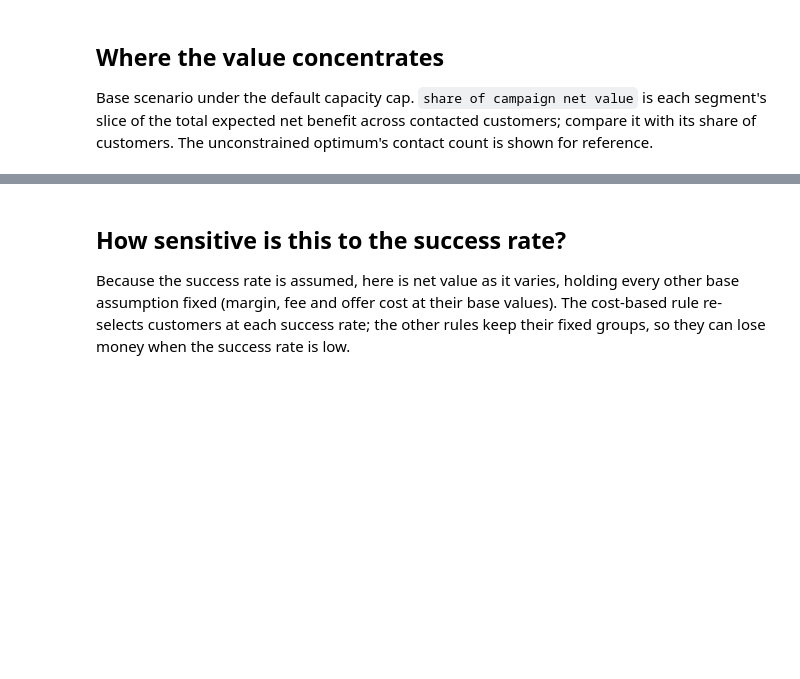
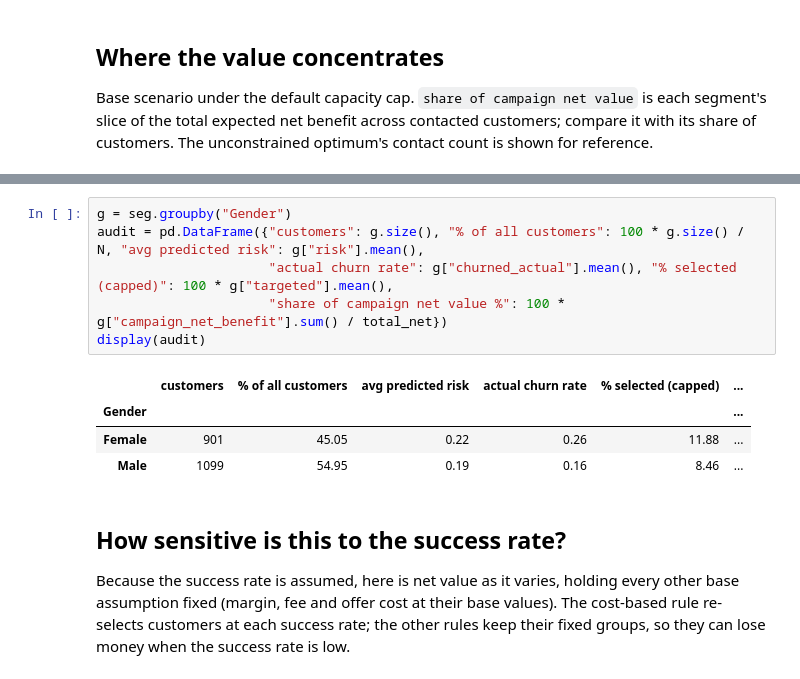
Before and after one commit to azutshi1305-coder/bank-churn-retention, a Jupyter notebook: notebooks/05_retention_roi.ipynb, the cells around one changed output, grey strips where cells are left out. Drawn from its saved outputs; the diff is of its cells as text; blank space fills up the shorter version.

```diff
--- a/notebooks/05_retention_roi.ipynb
+++ b/notebooks/05_retention_roi.ipynb
@@ -306,3 +309,14 @@ Total expected campaign net value (base scenario, 10% capacity cap, 2,000 test c
+# %%
+g = seg.groupby("Gender")
+audit = pd.DataFrame({"customers": g.size(), "% of all customers": 100 * g.size() / N, "avg predicted risk": g["risk"].mean(),
+                      "actual churn rate": g["churned_actual"].mean(), "% selected (capped)": 100 * g["targeted"].mean(),
+                      "share of campaign net value %": 100 * g["campaign_net_benefit"].sum() / total_net})
+display(audit)
+# %% [output]
+|  | customers | % of all customers | avg predicted risk | actual churn rate | % selected (capped) | ... |
+| Gender |  |  |  |  |  | ... |
+| Female | 901 | 45.05 | 0.22 | 0.26 | 11.88 | ... |
+| Male | 1099 | 54.95 | 0.19 | 0.16 | 8.46 | ... |
 # %% [markdown]
 ## How sensitive is this to the success rate?
 Because the success rate is assumed, here is net value as it varies, holding every other base assumption fixed (margin, fee and offer cost at their base values).
```
Also changed, not shown: parts of 10 cells of this notebook, 15 other files.
